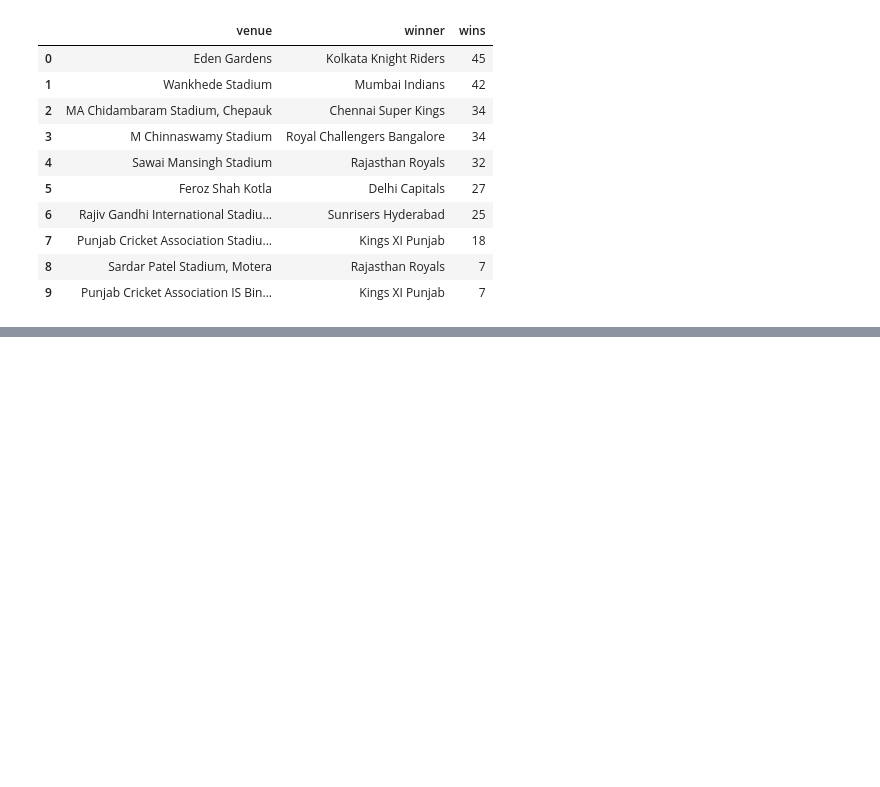
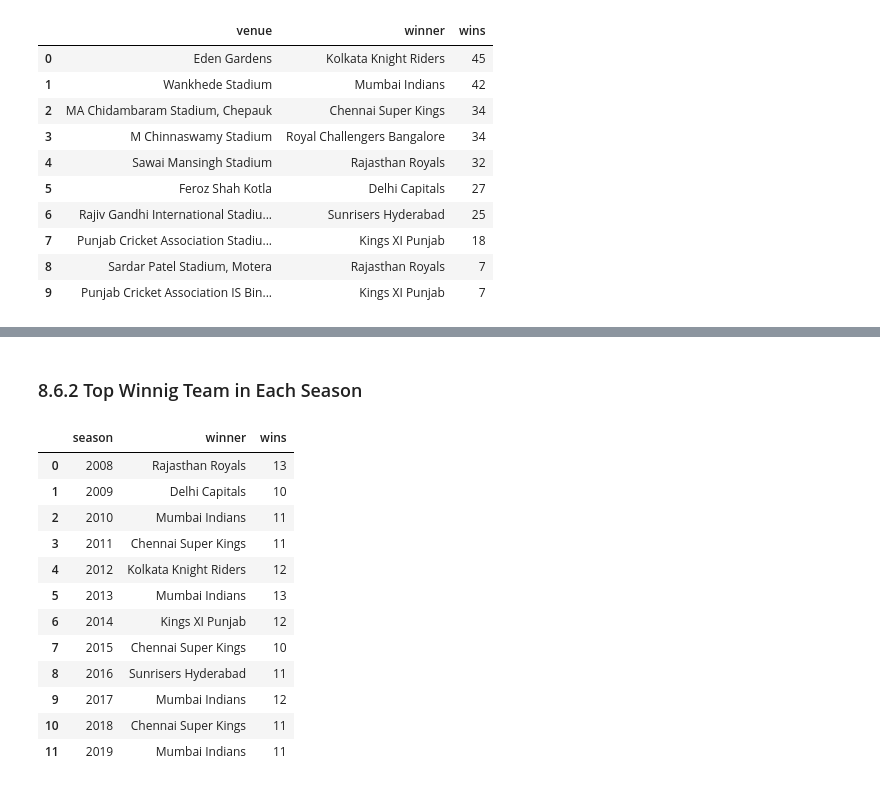
Before and after one commit to vidushan-ds/academic-data-wrangler, a Jupyter notebook: cricket-performance-analytics/cricket_analyz.ipynb, the cells around one changed output, grey strips where cells are left out. Drawn from its saved outputs; the diff is of its cells as text; code cells hidden in the pictures; blank space fills up the shorter version.

Commit message:
feat: season analysis

```diff
--- a/cricket-performance-analytics/cricket_analyz.ipynb
+++ b/cricket-performance-analytics/cricket_analyz.ipynb
@@ -478,0 +483,4 @@ top_team_per_venue.head(10)
+# %%
+season_wins = ipl_df.groupby("season")["winner"].value_counts()
+
+season_wins
@@ -478,0 +501,25 @@ top_team_per_venue.head(10)
+# %% [markdown]
+### 8.6.2 Top Winnig Team in Each Season
+# %%
+top_team_per_season = (
+    season_wins
+    .groupby(level=0)
+    .head(1)
+    .reset_index(name='wins')
+)
+
+top_team_per_season
+# %% [output]
+|  | season | winner | wins |
+| 0 | 2008 | Rajasthan Royals | 13 |
+| 1 | 2009 | Delhi Capitals | 10 |
+| 2 | 2010 | Mumbai Indians | 11 |
+| 3 | 2011 | Chennai Super Kings | 11 |
+| 4 | 2012 | Kolkata Knight Riders | 12 |
+| 5 | 2013 | Mumbai Indians | 13 |
+| 6 | 2014 | Kings XI Punjab | 12 |
+| 7 | 2015 | Chennai Super Kings | 10 |
+| 8 | 2016 | Sunrisers Hyderabad | 11 |
+| 9 | 2017 | Mumbai Indians | 12 |
+| 10 | 2018 | Chennai Super Kings | 11 |
+| 11 | 2019 | Mumbai Indians | 11 |
```
Also changed, not shown: parts of 3 cells of this notebook.
